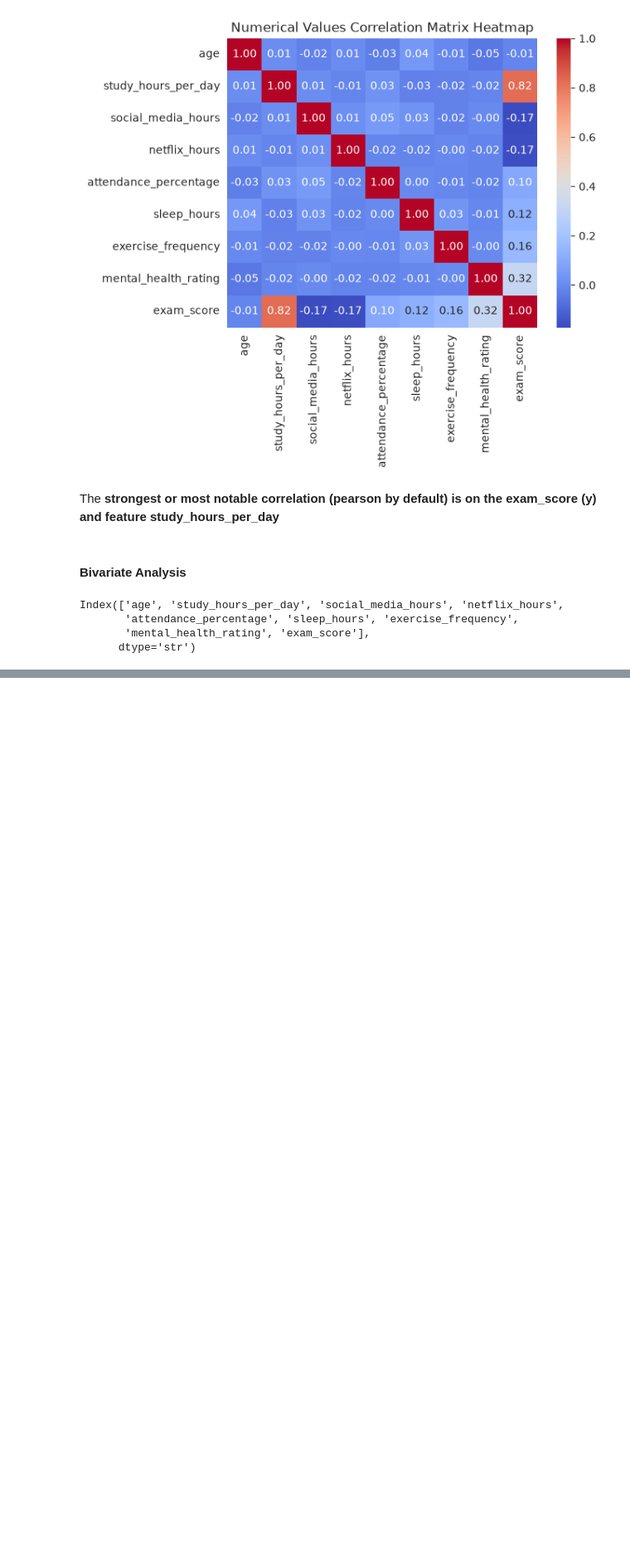
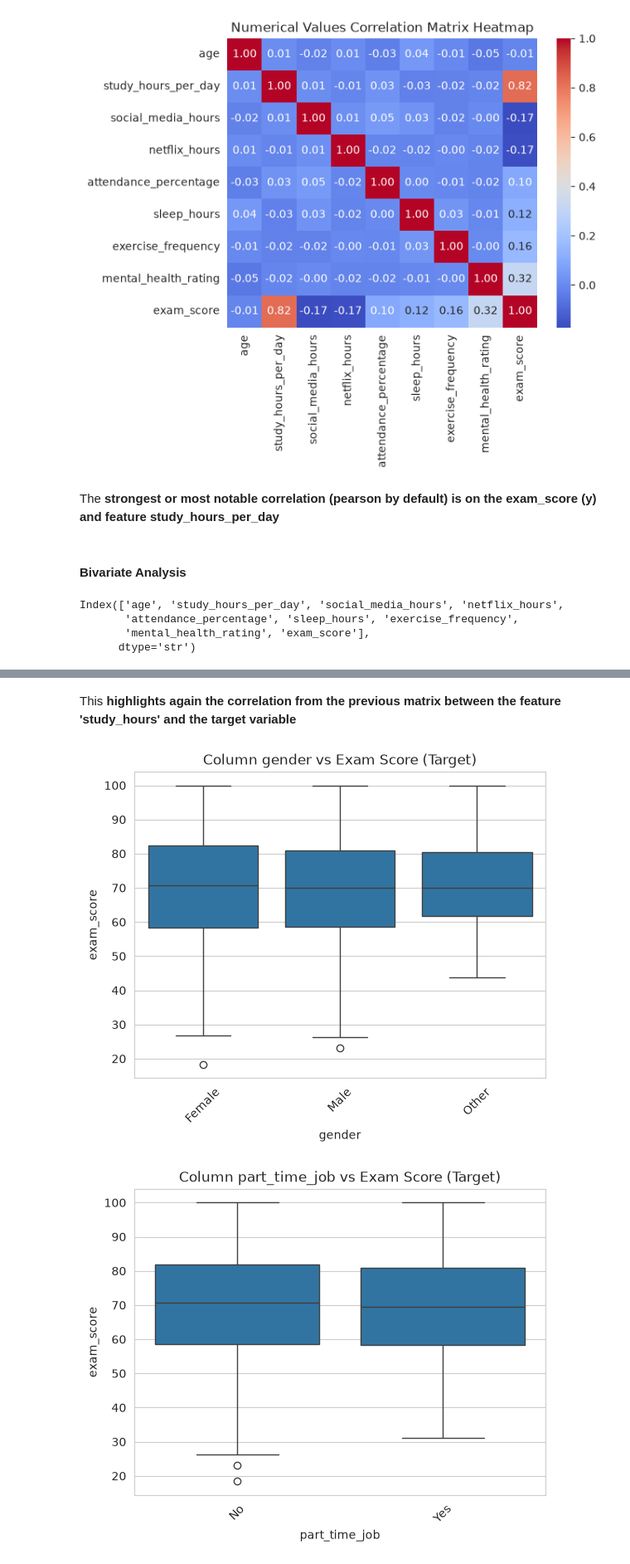
Before and after one commit to jmb-python-developer/ML-01-exam-scores-prediction, a Jupyter notebook: notebook.ipynb, the cells around one changed output, grey strips where cells are left out. Shown at 83% size. Drawn from its saved outputs; the diff is of its cells as text; code cells hidden in the pictures; blank space fills up the shorter version.

```diff
--- a/notebook.ipynb
+++ b/notebook.ipynb
@@ -195,0 +208,12 @@ for feature in numerical_features:
+# %% [markdown]
+This **highlights again the correlation from the previous matrix between the feature 'study_hours' and the target variable**
+# %%
+# Also plot BoxPlots for the categorical ones
+for col in categorical_columns:
+    sns.boxplot(data=df, x = col, y = "exam_score")
+    plt.title(f"Column {col} vs Exam Score (Target)")
+    plt.xticks(rotation=45)
+    plt.show()
+# %% [output]
+[figure, added]
+[figure, added]
```
Also changed, not shown: parts of 8 cells of this notebook.
